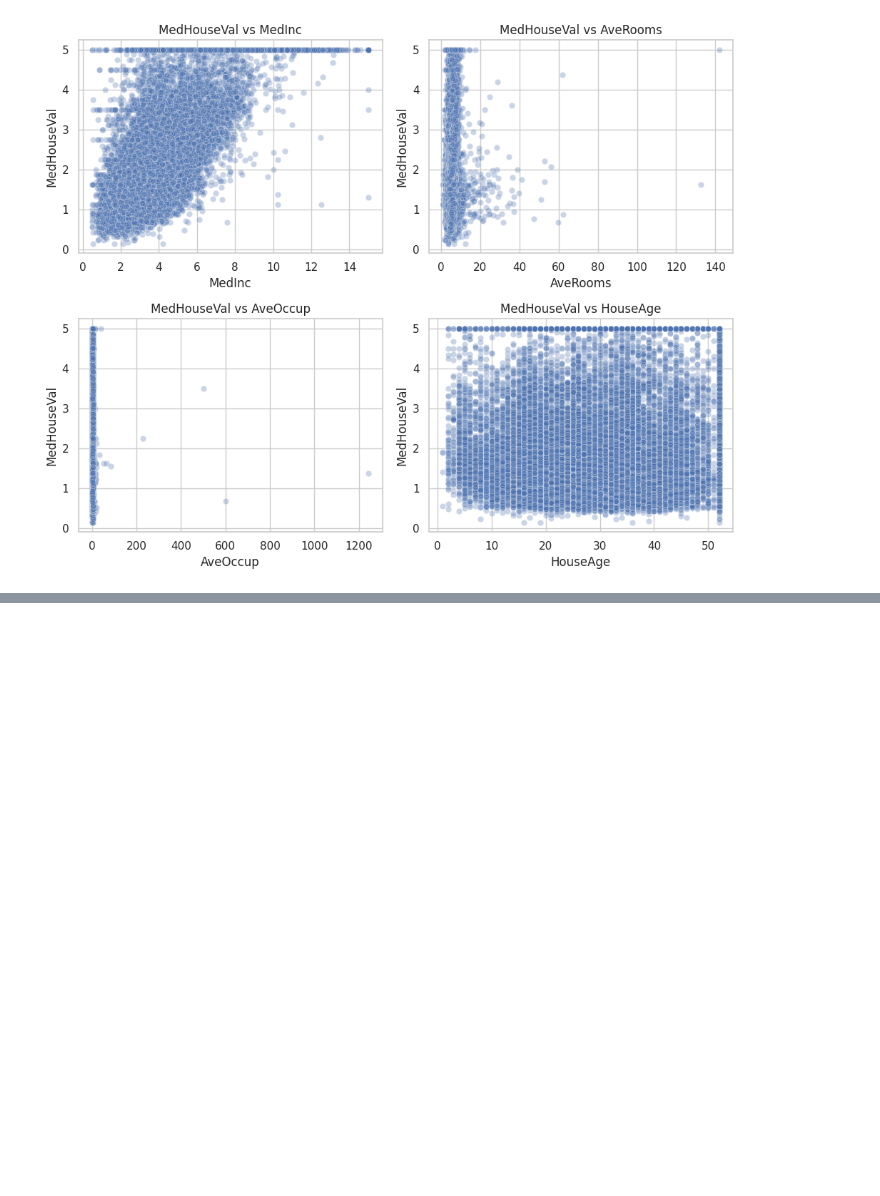
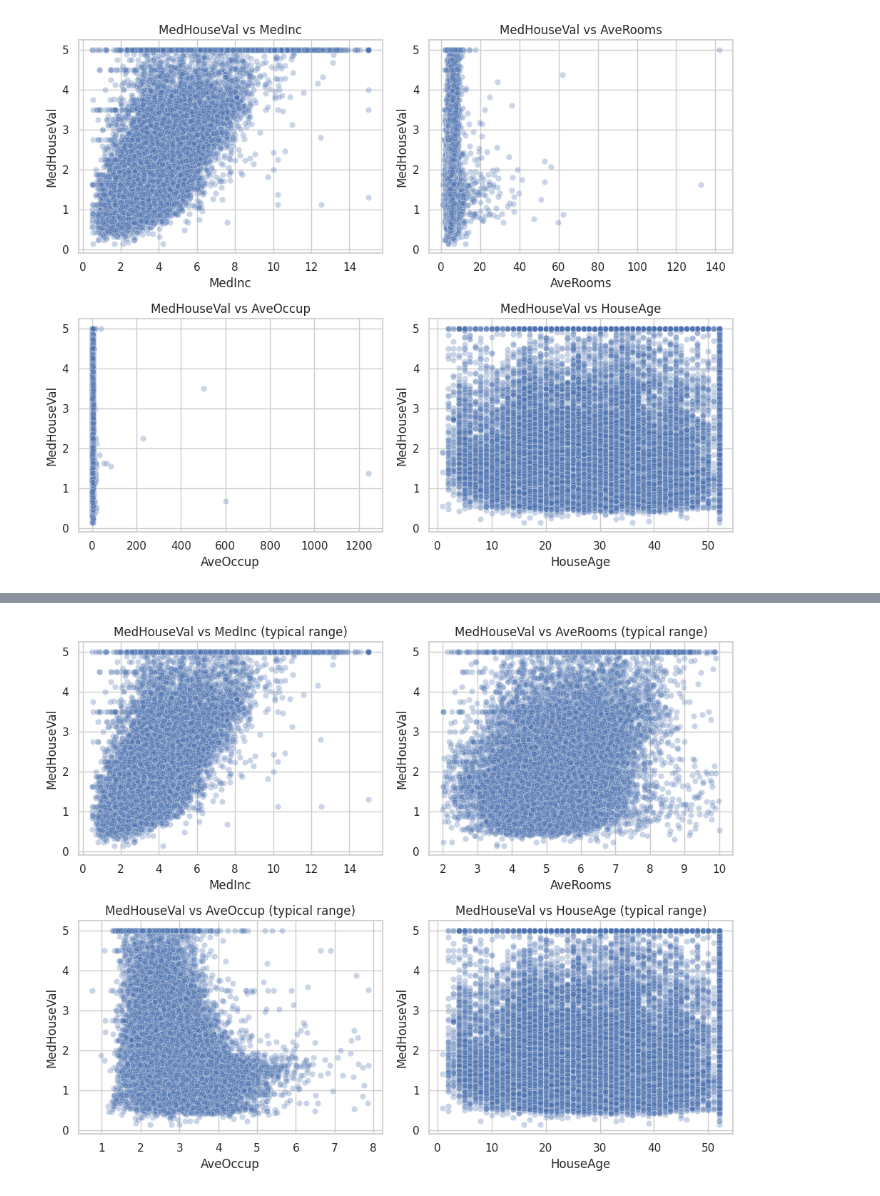
Before and after one commit to PeterMangoro/dataScience, a Jupyter notebook: assignments/GDP/gdp_california_housing.ipynb, the cells around one changed output, grey strips where cells are left out. Cells and saved outputs as stored; diff of their text form; code cells hidden in the pictures; blank space fills up the shorter version.

```diff
--- a/assignments/GDP/gdp_california_housing.ipynb
+++ b/assignments/GDP/gdp_california_housing.ipynb
@@ -176,25 +170,3 @@ The previous scatterplots include a few extreme values for `AveRooms` and `AveOc
-# %%
-# Phase 2.3 (zoomed) – Scatterplots within typical ranges for AveRooms and AveOccup
-
-# Define a zoomed-in subset for visualization only
-zoom_mask = (
-    (df["AveRooms"] >= 2) & (df["AveRooms"] <= 10) &
-    (df["AveOccup"] >= 0.5) & (df["AveOccup"] <= 8)
-)
-
-df_zoom = df[zoom_mask].copy()
-
-zoom_predictors = ["MedInc", "AveRooms", "AveOccup", "HouseAge"]
-
-fig, axes = plt.subplots(nrows=2, ncols=2, figsize=(10, 8))
-axes = axes.flatten()
-
-for ax, col in zip(axes, zoom_predictors):
-    sns.scatterplot(data=df_zoom, x=col, y="MedHouseVal", alpha=0.3, ax=ax)
-    ax.set_title(f"MedHouseVal vs {col} (zoomed)")
-
-plt.tight_layout()
-plt.show()
 # %% [markdown]
 ### Dataset summary and Histograms explanations
 
@@ -247,0 +224,24 @@ plt.show()
+# %%
+# Scatterplots within typical ranges for AveRooms and AveOccup
+
+# Define a zoomed-in subset for visualization only
+zoom_mask = (
+    (df["AveRooms"] >= 2) & (df["AveRooms"] <= 10) &
+    (df["AveOccup"] >= 0.5) & (df["AveOccup"] <= 8)
+)
+
+df_zoom = df[zoom_mask].copy()
+
+zoom_predictors = ["MedInc", "AveRooms", "AveOccup", "HouseAge"]
+
+fig, axes = plt.subplots(nrows=2, ncols=2, figsize=(10, 8))
+axes = axes.flatten()
+
+for ax, col in zip(axes, zoom_predictors):
+    sns.scatterplot(data=df_zoom, x=col, y="MedHouseVal", alpha=0.3, ax=ax)
+    ax.set_title(f"MedHouseVal vs {col} (typical range)")
+
+plt.tight_layout()
+plt.show()
+# %% [output]
+[figure, added]
```
Also changed, not shown: parts of 55 cells of this notebook.
